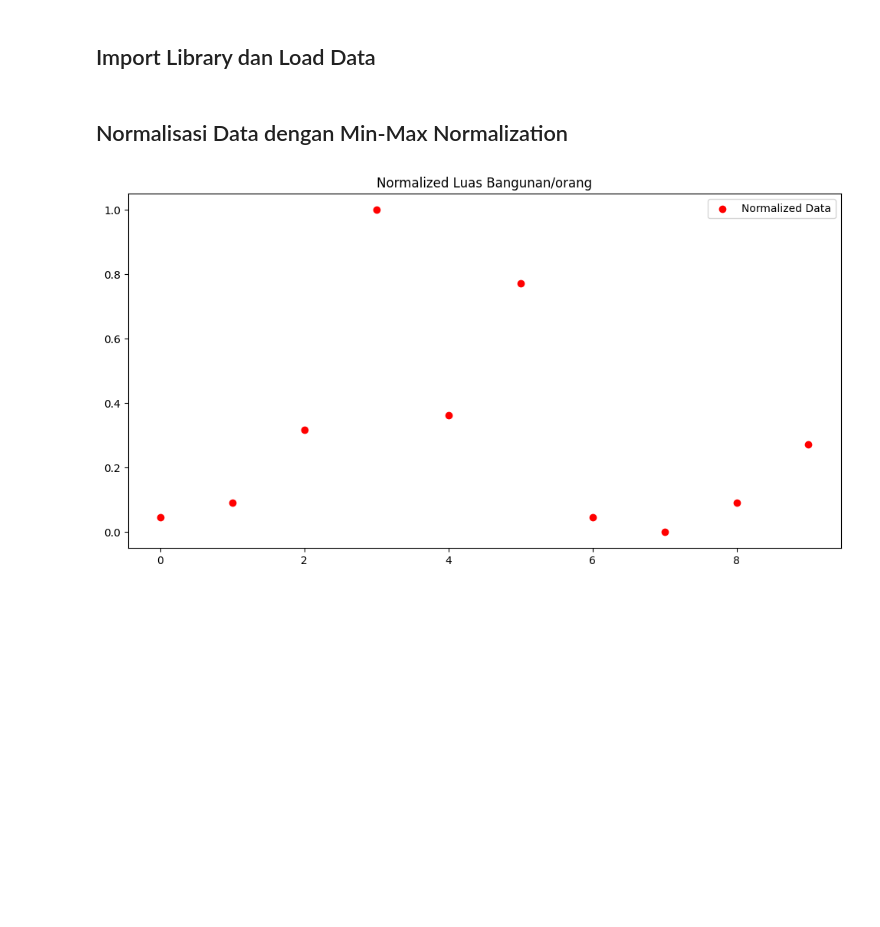
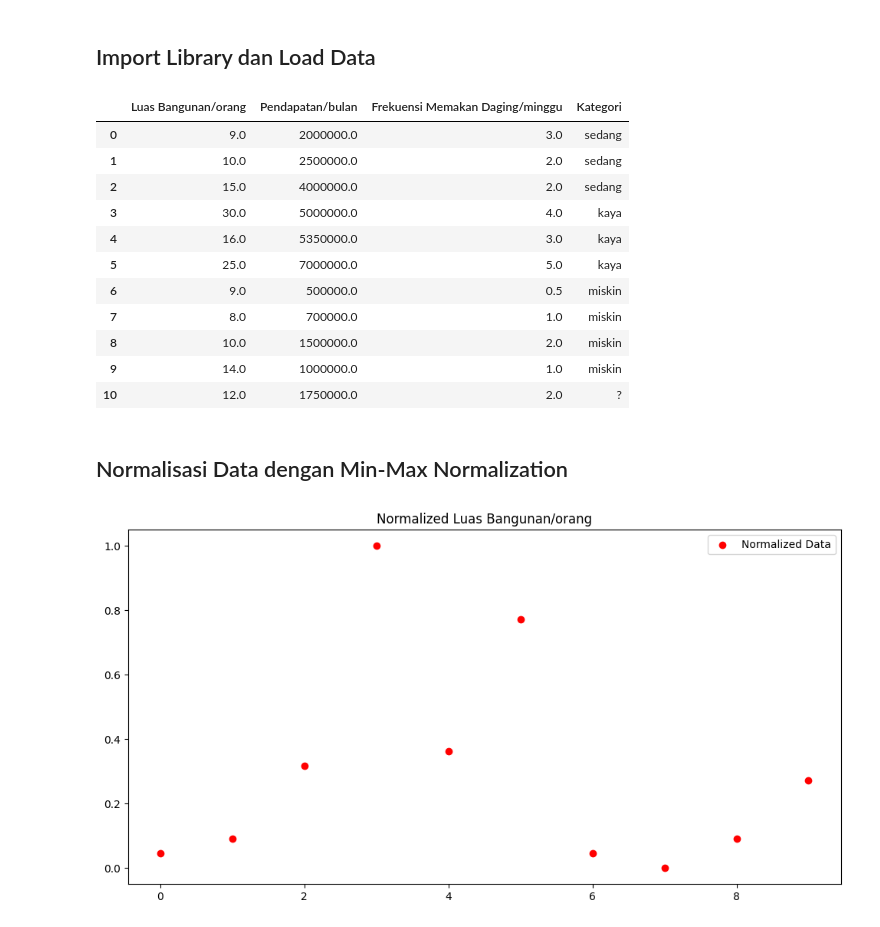
Before and after one commit to SyaugiAlkaf/knn-implementation-syaugi, a Jupyter notebook: k-nn.ipynb, the cells around one changed output. Drawn from its saved outputs; the diff is of its cells as text; code cells hidden in the pictures; blank space fills up the shorter version.

```diff
--- a/k-nn.ipynb
+++ b/k-nn.ipynb
@@ -3,23 +3,41 @@
 # %%
 import csv
 import matplotlib.pyplot as plt
 import numpy as np
+import pandas as pd
 
 # Load CSV data from 'knn.csv'
 with open('knn.csv', 'r') as file:
     reader = csv.reader(file)
     header = next(reader)
     data = list(reader)
 
 # Convert string data to float
 for i in range(len(data)):
     for j in range(len(data[i])-1):
         data[i][j] = float(data[i][j])
 
 # Extract features and labels
 X = [row[:-1] for row in data[:-1]]
 y = [row[-1] for row in data[:-1]]
 X_test = data[-1][:-1]
+
+# Display the original CSV data in a table
+df_original = pd.DataFrame(data, columns=header)
+display(df_original)
+# %% [output]
+|  | Luas Bangunan/orang | Pendapatan/bulan | Frekuensi Memakan Daging/minggu | Kategori |
+| 0 | 9.0 | 2000000.0 | 3.0 | sedang |
+| 1 | 10.0 | 2500000.0 | 2.0 | sedang |
+| 2 | 15.0 | 4000000.0 | 2.0 | sedang |
+| 3 | 30.0 | 5000000.0 | 4.0 | kaya |
+| 4 | 16.0 | 5350000.0 | 3.0 | kaya |
+| 5 | 25.0 | 7000000.0 | 5.0 | kaya |
+| 6 | 9.0 | 500000.0 | 0.5 | miskin |
+| 7 | 8.0 | 700000.0 | 1.0 | miskin |
+| 8 | 10.0 | 1500000.0 | 2.0 | miskin |
+| 9 | 14.0 | 1000000.0 | 1.0 | miskin |
+| 10 | 12.0 | 1750000.0 | 2.0 | ? |
 # %% [markdown]
 ## Normalisasi Data dengan Min-Max Normalization
 # %%
```
Also changed, not shown: parts of 1 cell of this notebook.
